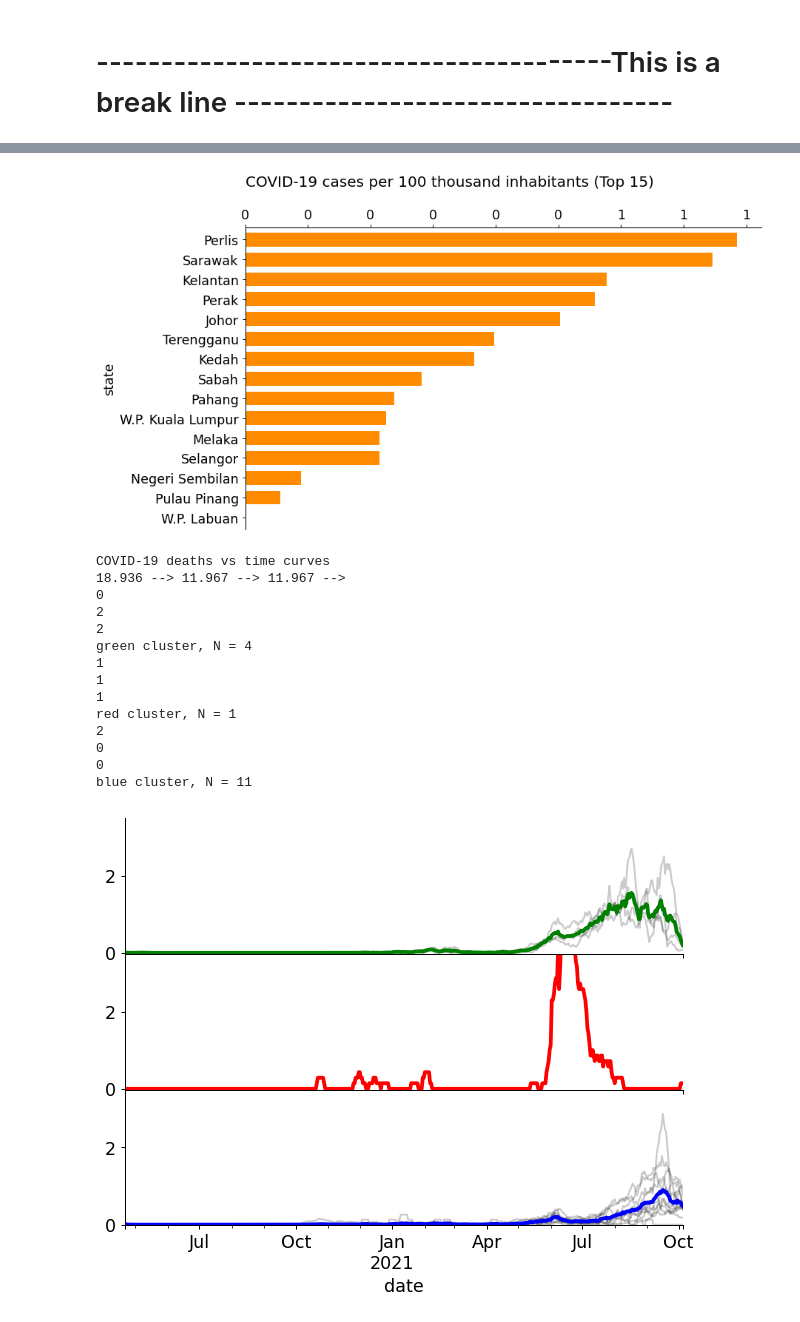
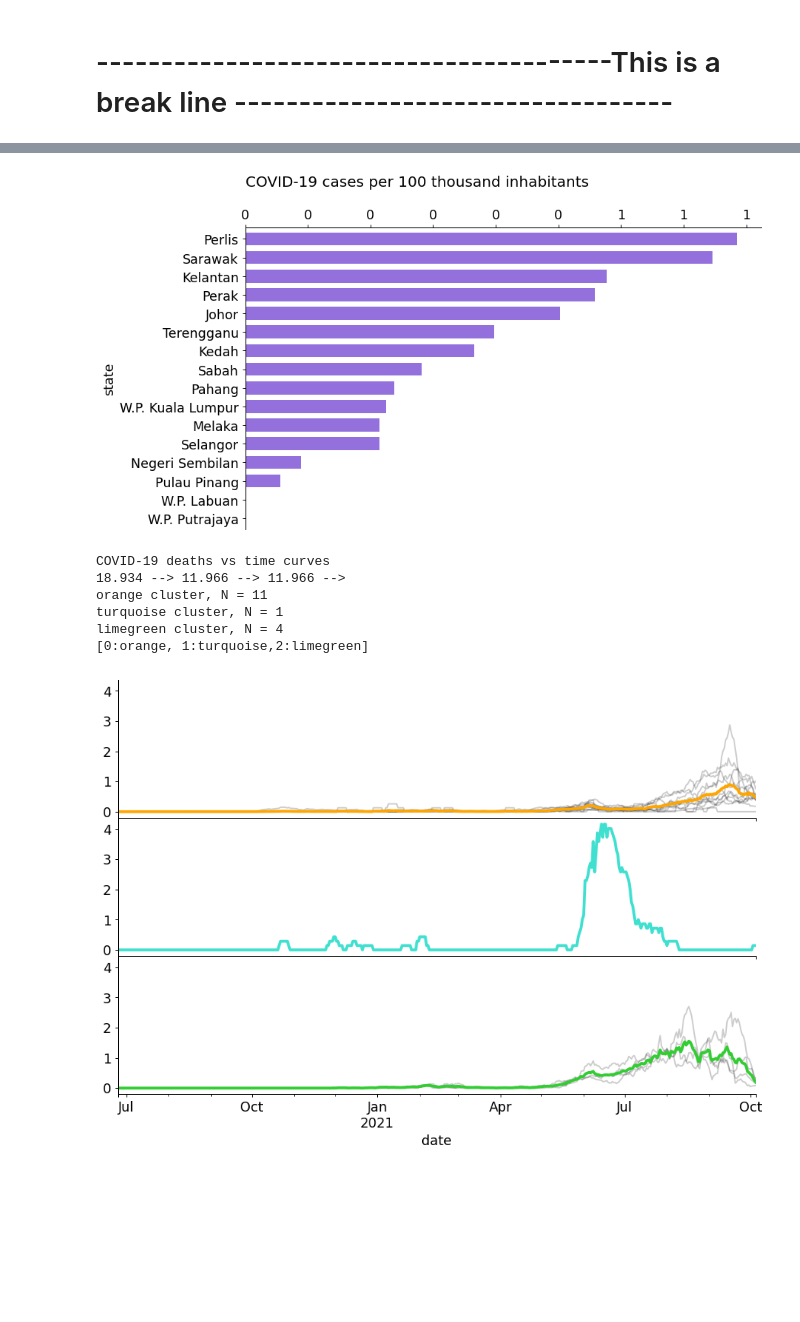
Before and after one commit to BingQuanChua/COVID-19-Msia-Cases-And-Vaccination, a Jupyter notebook: Data_Mining_Clustering.ipynb, the cells around one changed output, grey strips where cells are left out. Cells and saved outputs as stored; diff of their text form; code cells hidden in the pictures; blank space fills up the shorter version.

Commit message:
Clustering Completed

```diff
--- a/Data_Mining_Clustering.ipynb
+++ b/Data_Mining_Clustering.ipynb
@@ -65,10 +67,10 @@ ax.xaxis.tick_top();
 # %%
 from tslearn.utils import to_time_series_dataset
 cluster = 3
-df = df_pT.iloc[:,35:]
+df = df_pT.iloc[:,100:]
 X_train = df.rolling(7, axis=1, min_periods=1).mean().fillna(0)
-colors = ['blue', 'red', 'green']
-names = ['blue cluster','red cluster','green cluster']
+colors = ['orange', 'turquoise', 'limegreen']
+names = ['orange cluster','turquoise cluster','limegreen cluster']
 seed = 1
 np.random.seed(seed)
 X_train = to_time_series_dataset(X_train.copy())
@@ -80,7 +82,7 @@ km = TimeSeriesKMeans(n_clusters=cluster, verbose=True, random_state=seed,
 y_pred = km.fit_predict(X_train)
 clusters = pd.Series(data=y_pred, index=df.index)
 
-f, (ax1, ax2, ax3) = plt.subplots(3, sharex=True, sharey=True,figsize=(12,8 ))
+f, (ax1, ax2, ax3) = plt.subplots(3, sharex=True, sharey=True,figsize=(12,8))
 
 for yi,cl,xs in zip(range(cluster),[0,1,2],[ax1,ax2,ax3]):
     data = df.rolling(7, axis=1, min_periods=1).mean().fillna(0).loc[clusters[clusters == cl].index]
@@ -93,9 +95,9 @@ ax1.spines['top'].set_visible(False)
 ax1.spines['right'].set_visible(False)
 ax2.spines['right'].set_visible(False)
 ax3.spines['right'].set_visible(False)
-
+print("[0:orange, 1:turquoise,2:limegreen]")
 f.subplots_adjust(hspace=0)
-plt.ylim(-0.10, 5)
+#plt.ylim(-10, 220)
 plt.setp([a.get_xticklabels() for a in f.axes[:-1]], visible=False)
 # %% [output]
 COVID-19 deaths vs time curves
@@ -167,67 +312,58 @@ ax.xaxis.tick_top();
 # %%
-ax = df_pT.iloc[:, -1].head(15).plot(kind='barh',
+ax = df_pT.iloc[:, -1].head(16).plot(kind='barh',
                                         figsize=(10, 6),
                                         width=0.7,
-                                        color='darkorange')
-ax.set_title('COVID-19 cases per 100 thousand inhabitants (Top 15)\n', fontsize=16, loc='left')
+                                        color='mediumpurple')
+ax.set_title('COVID-19 cases per 100 thousand inhabitants\n', fontsize=16, loc='left')
 ax.spines['bottom'].set_visible(False)
 ax.spines['right'].set_visible(False)
 ax.xaxis.set_major_formatter(mpl.ticker.StrMethodFormatter('{x:,.0f}'))
 plt.gca().invert_yaxis()
 ax.xaxis.tick_top();
 # %% [output]
-[figure, old version]
+[figure, new version]
 # %%
 from tslearn.utils import to_time_series_dataset
 cluster = 3
-df = df_pT.iloc[:,35:]
+df = df_pT.iloc[:,100:]
 X_train = df.rolling(7, axis=1, min_periods=1).mean().fillna(0)
-colors = ['blue', 'red', 'green']
-names = ['blue cluster','red cluster','green cluster']
+colors = ['orange', 'turquoise', 'limegreen']
+names = ['orange cluster','turquoise cluster','limegreen cluster']
 seed = 1
 np.random.seed(seed)
 X_train = to_time_series_dataset(X_train.copy())
 
 print('COVID-19 deaths vs time curves')
 km = TimeSeriesKMeans(n_clusters=cluster, verbose=True, random_state=seed,
                          max_iter=10)
 
 y_pred = km.fit_predict(X_train)
 clusters = pd.Series(data=y_pred, index=df.index)
 
-f, (ax1, ax2, ax3) = plt.subplots(3, sharex=True, sharey=True,figsize=(8, 6))
+f, (ax1, ax2, ax3) = plt.subplots(3, sharex=True, sharey=True,figsize=(12,8))
 
-for yi,cl,xs in zip(range(cluster),[2,1,0],[ax1,ax2,ax3]):
-    print(yi)
-    print(cl)
-    print(cl)
+for yi,cl,xs in zip(range(cluster),[0,1,2],[ax1,ax2,ax3]):
     data = df.rolling(7, axis=1, min_periods=1).mean().fillna(0).loc[clusters[clusters == cl].index]
     data.T.plot(legend=False, alpha=.2,color='black', ax=xs)
     data.mean(axis=0).plot(linewidth=3., color=colors[cl], ax=xs)
     n = len(data)
     print('{}, N = {}'.format(names[cl], n))
+
+print("[0:orange, 1:turquoise,2:limegreen]")
 
 ax1.spines['top'].set_visible(False)
 ax1.spines['right'].set_visible(False)
 ax2.spines['right'].set_visible(False)
 ax3.spines['right'].set_visible(False)
 
 f.subplots_adjust(hspace=0)
-plt.ylim(-0.02, 3.5)
+#plt.ylim(-0.26, 5)
 plt.setp([a.get_xticklabels() for a in f.axes[:-1]], visible=False)
 # %% [output]
 COVID-19 deaths vs time curves
-18.936 --> 11.967 --> 11.967 -->
-0
-2
-2
-green cluster, N = 4
-1
-1
-1
-red cluster, N = 1
-2
-0
-0
-blue cluster, N = 11
+18.934 --> 11.966 --> 11.966 -->
+orange cluster, N = 11
+turquoise cluster, N = 1
+limegreen cluster, N = 4
+[0:orange, 1:turquoise,2:limegreen]
-[figure, old version]
+[figure, new version]
```
Also changed, not shown: parts of 19 cells of this notebook, 1 other file.
